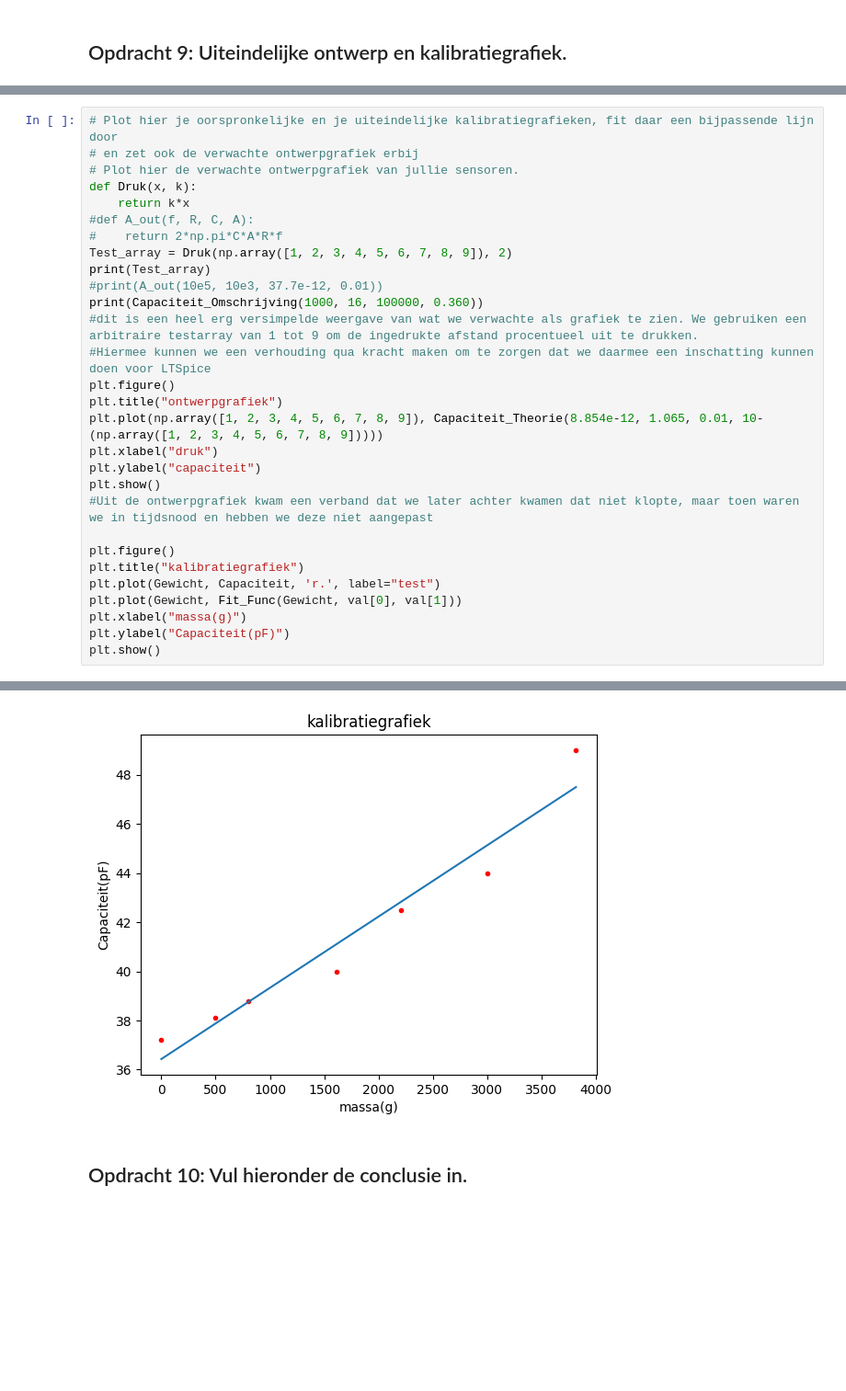
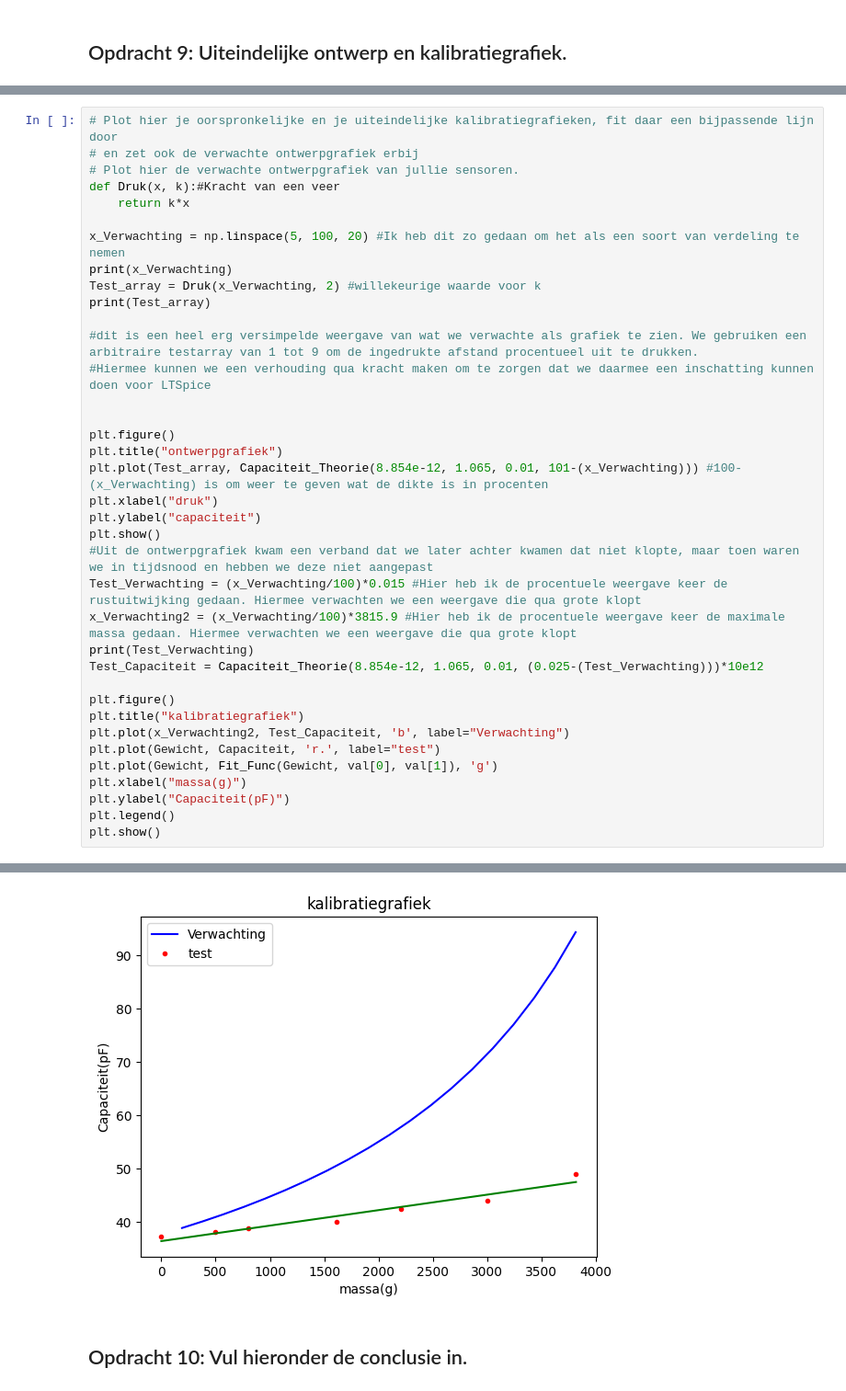
Before and after one commit to luckykat07/opdrachten-DEF-D_LE, a Jupyter notebook: FysiekeOntwerpopdrachten/2OntwerpEenSensorCondensator/DEFOntwerpopdracht2OntwerpEenSensorInvulTemplate.ipynb, the cells around one changed output, grey strips where cells are left out. Shown at 92% size. Saved outputs shown, nothing was run; the diff lists cells and outputs as text; blank space fills up the shorter version.

```diff
--- a/FysiekeOntwerpopdrachten/2OntwerpEenSensorCondensator/DEFOntwerpopdracht2OntwerpEenSensorInvulTemplate.ipynb
+++ b/FysiekeOntwerpopdrachten/2OntwerpEenSensorCondensator/DEFOntwerpopdracht2OntwerpEenSensorInvulTemplate.ipynb
@@ -149,29 +149,37 @@ Onze sensor kan nog verbetered worden door de volgende verbeteringen (minimaal 2
 # Plot hier je oorspronkelijke en je uiteindelijke kalibratiegrafieken, fit daar een bijpassende lijn door
 # en zet ook de verwachte ontwerpgrafiek erbij
 # Plot hier de verwachte ontwerpgrafiek van jullie sensoren.
-def Druk(x, k):
+def Druk(x, k):#Kracht van een veer
     return k*x
-#def A_out(f, R, C, A):
-#    return 2*np.pi*C*A*R*f
-Test_array = Druk(np.array([1, 2, 3, 4, 5, 6, 7, 8, 9]), 2)
+
+x_Verwachting = np.linspace(5, 100, 20) #Ik heb dit zo gedaan om het als een soort van verdeling te nemen
+print(x_Verwachting)
+Test_array = Druk(x_Verwachting, 2) #willekeurige waarde voor k
 print(Test_array)
-#print(A_out(10e5, 10e3, 37.7e-12, 0.01))
-print(Capaciteit_Omschrijving(1000, 16, 100000, 0.360))
+
 #dit is een heel erg versimpelde weergave van wat we verwachte als grafiek te zien. We gebruiken een arbitraire testarray van 1 tot 9 om de ingedrukte afstand procentueel uit te drukken.
 #Hiermee kunnen we een verhouding qua kracht maken om te zorgen dat we daarmee een inschatting kunnen doen voor LTSpice
+
+
 plt.figure()
 plt.title("ontwerpgrafiek")
-plt.plot(np.array([1, 2, 3, 4, 5, 6, 7, 8, 9]), Capaciteit_Theorie(8.854e-12, 1.065, 0.01, 10-(np.array([1, 2, 3, 4, 5, 6, 7, 8, 9]))))
+plt.plot(Test_array, Capaciteit_Theorie(8.854e-12, 1.065, 0.01, 101-(x_Verwachting))) #100-(x_Verwachting) is om weer te geven wat de dikte is in procenten
 plt.xlabel("druk")
 plt.ylabel("capaciteit")
 plt.show()
 #Uit de ontwerpgrafiek kwam een verband dat we later achter kwamen dat niet klopte, maar toen waren we in tijdsnood en hebben we deze niet aangepast
+Test_Verwachting = (x_Verwachting/100)*0.015 #Hier heb ik de procentuele weergave keer de rustuitwijking gedaan. Hiermee verwachten we een weergave die qua grote klopt
+x_Verwachting2 = (x_Verwachting/100)*3815.9 #Hier heb ik de procentuele weergave keer de maximale massa gedaan. Hiermee verwachten we een weergave die qua grote klopt
+print(Test_Verwachting)
+Test_Capaciteit = Capaciteit_Theorie(8.854e-12, 1.065, 0.01, (0.025-(Test_Verwachting)))*10e12
 
 plt.figure()
 plt.title("kalibratiegrafiek")
+plt.plot(x_Verwachting2, Test_Capaciteit, 'b', label="Verwachting")
 plt.plot(Gewicht, Capaciteit, 'r.', label="test")
-plt.plot(Gewicht, Fit_Func(Gewicht, val[0], val[1]))
+plt.plot(Gewicht, Fit_Func(Gewicht, val[0], val[1]), 'g')
 plt.xlabel("massa(g)")
 plt.ylabel("Capaciteit(pF)")
+plt.legend()
 plt.show()
 # %% [output]
@@ -181,4 +194,4 @@ plt.show()
-[figure, old version]
+[figure, new version]
 # %% [markdown]
 ## Opdracht 10: Vul hieronder de conclusie in.
 # %% [markdown]
```
Also changed, not shown: parts of 1 cell of this notebook.
